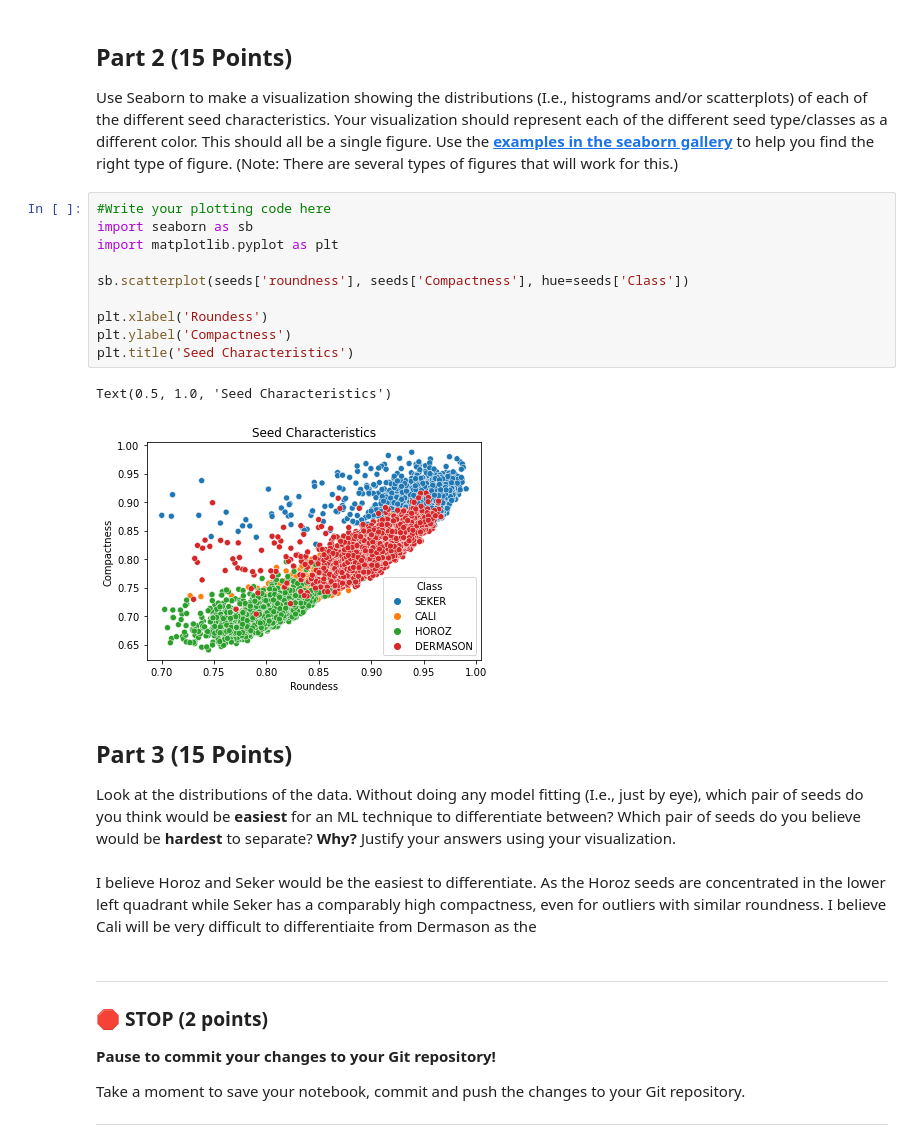
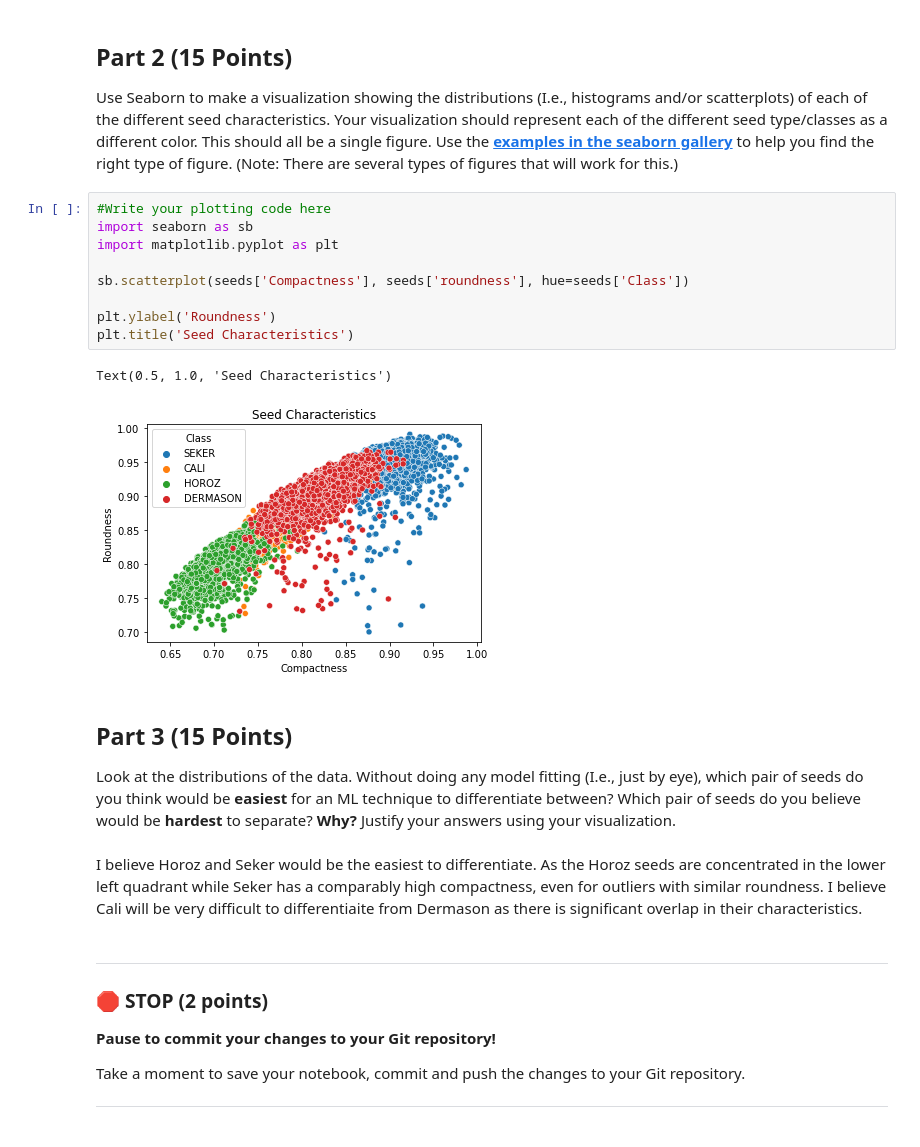
Before and after one commit to TrevorBloom/cmse202-s23-turnin, a Jupyter notebook: final/Final_S002_STUDENT.ipynb, the cells around one changed output. Saved outputs shown, nothing was run; the diff lists cells and outputs as text.

```diff
--- a/final/Final_S002_STUDENT.ipynb
+++ b/final/Final_S002_STUDENT.ipynb
@@ -81,22 +81,21 @@ Use Seaborn to make a visualization showing the distributions (I.e., histograms
 # %%
 #Write your plotting code here
 import seaborn as sb
 import matplotlib.pyplot as plt
 
-sb.scatterplot(seeds['roundness'], seeds['Compactness'], hue=seeds['Class'])
+sb.scatterplot(seeds['Compactness'], seeds['roundness'], hue=seeds['Class'])
 
-plt.xlabel('Roundess')
-plt.ylabel('Compactness')
+plt.ylabel('Roundness')
 plt.title('Seed Characteristics')
 # %% [output]
 Text(0.5, 1.0, 'Seed Characteristics')
-[figure, old version]
+[figure, new version]
 # %% [markdown]
 ## Part 3 (15 Points)
 
 Look at the distributions of the data. Without doing any model fitting (I.e., just by eye), which pair of seeds do you think would be **easiest** for an ML technique to differentiate between? Which pair of seeds do you believe would be **hardest** to separate? **Why?** Justify your answers using your visualization.
 # %% [markdown]
-I believe Horoz and Seker would be the easiest to differentiate. As the Horoz seeds are concentrated in the lower left quadrant while Seker has a comparably high compactness, even for outliers with similar roundness. I believe Cali will be very difficult to differentiaite from Dermason as the
+I believe Horoz and Seker would be the easiest to differentiate. As the Horoz seeds are concentrated in the lower left quadrant while Seker has a comparably high compactness, even for outliers with similar roundness. I believe Cali will be very difficult to differentiaite from Dermason as there is significant overlap in their characteristics.
 # %% [markdown]
 ---
 ### &#128721; STOP (2 points)
```
Also changed, not shown: parts of 5 cells of this notebook.
